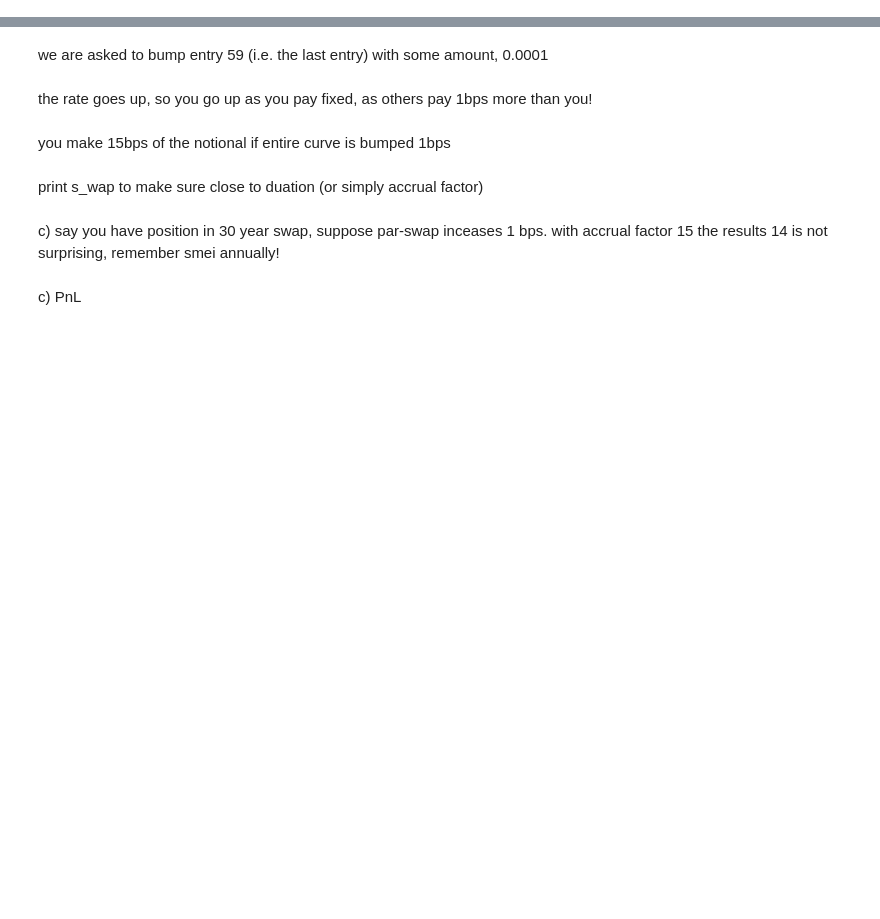
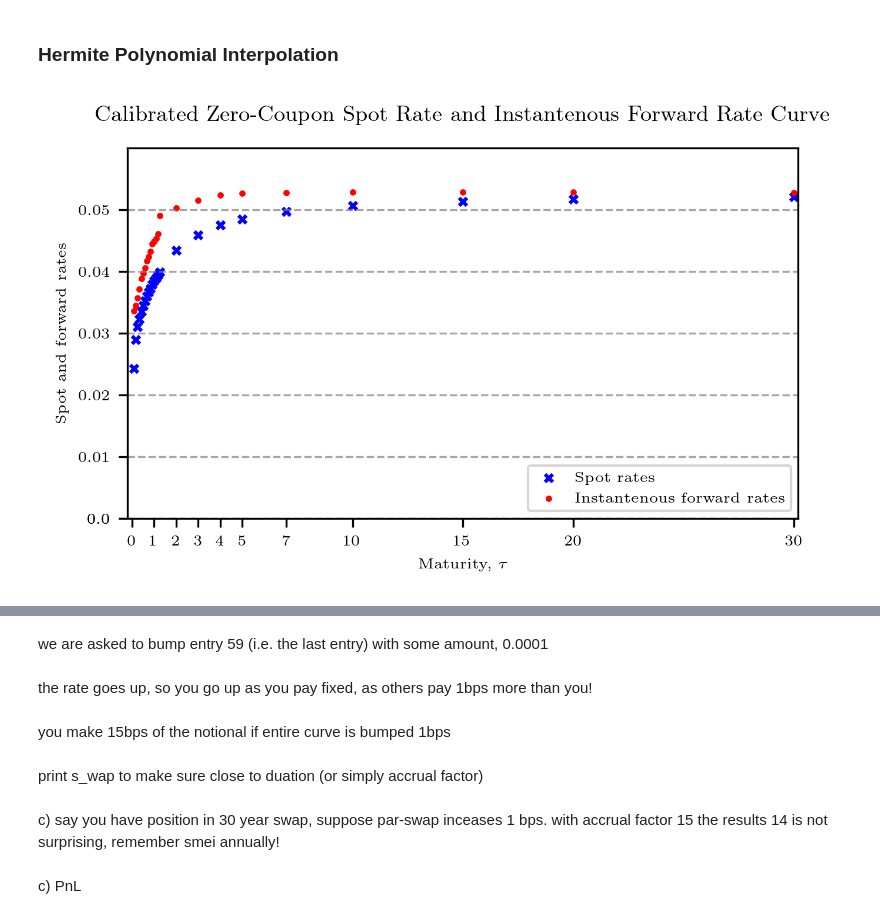
Before and after one commit to HansChristianPOLIT/Fixed-Income-Derivatives, a Jupyter notebook: Curvefitting.ipynb, the cells around one changed output, grey strips where cells are left out. Saved outputs shown, nothing was run; the diff lists cells and outputs as text; code cells hidden in the pictures; blank space fills up the shorter version.

```diff
--- a/Curvefitting.ipynb
+++ b/Curvefitting.ipynb
@@ -80,0 +189,36 @@ the paraswap rats are smack on top of spot rates.
+# %% [markdown]
+### Hermite Polynomial Interpolation
+# %%
+# output ZC spot rate curve, R(t,T)
+tau_fit_hermite, R_fit_hermite = fid.zcb_curve_fit(data,interpolation_options = {"method": "hermite", "degree": 3})
+#print(R_fit_hermite)
+#print(tau_fit_hermite)
+# %%
+ZCB_fit_hermite = fid.spot_rates_to_zcb(tau_fit_hermite,R_fit_hermite)
+f_fit_hermite = fid.zcb_to_forward_rates(tau_fit_hermite, ZCB_fit_hermite, horizon = 0) # horizon 0 --> instantenous
+# %%
+fig = plt.figure(constrained_layout=False, dpi = 300, figsize = (5,3))   #
+fig.suptitle(f"Calibrated Zero-Coupon Spot Rate and Instantenous Forward Rate Curve", fontsize = 9)
+gs = fig.add_gridspec(nrows=1,ncols=1,left=0.12,bottom=0.2,right=0.88,top=0.90,wspace=0,hspace=0)
+ax = fig.add_subplot(gs[0,0])
+
+xticks = [0,1,2,3,4,5,7,10,15,20,30]
+ax.set_xticks(xticks)
+ax.set_xticklabels(xticks,fontsize = 6)
+ax.set_xlim([xticks[0]-0.2,xticks[-1]+0.2])
+plt.xlabel(f"Maturity, $\\tau$",fontsize = 6)
+ax.set_yticks([0,0.01,0.02,0.03,0.04,0.05,0.0])
+ax.set_yticklabels([0,0.01,0.02,0.03,0.04,0.05,0.0],fontsize = 6)
+ax.set_ylim([0,0.06])
+ax.set_ylabel(f"Spot and forward rates",fontsize = 6)
+ax.grid(axis='y', linestyle='--', color='grey', alpha=0.7)
+
+p1 = ax.scatter(tau_fit_hermite, R_fit_hermite, s = 10, color = 'blue', marker = "x",label="Spot rates")
+p2 = ax.scatter(tau_fit_hermite, f_fit_hermite, s = 10, color = 'red', marker = ".",label="Instantenous forward rates")
+
+plots = [p1, p2]
+labels = [item.get_label() for item in plots]
+ax.legend(plots,labels,loc="lower right",fontsize = 6)
+plt.show()
+# %% [output]
+[figure, added]
```
Also changed, not shown: parts of 59 cells of this notebook, 5 other files.
